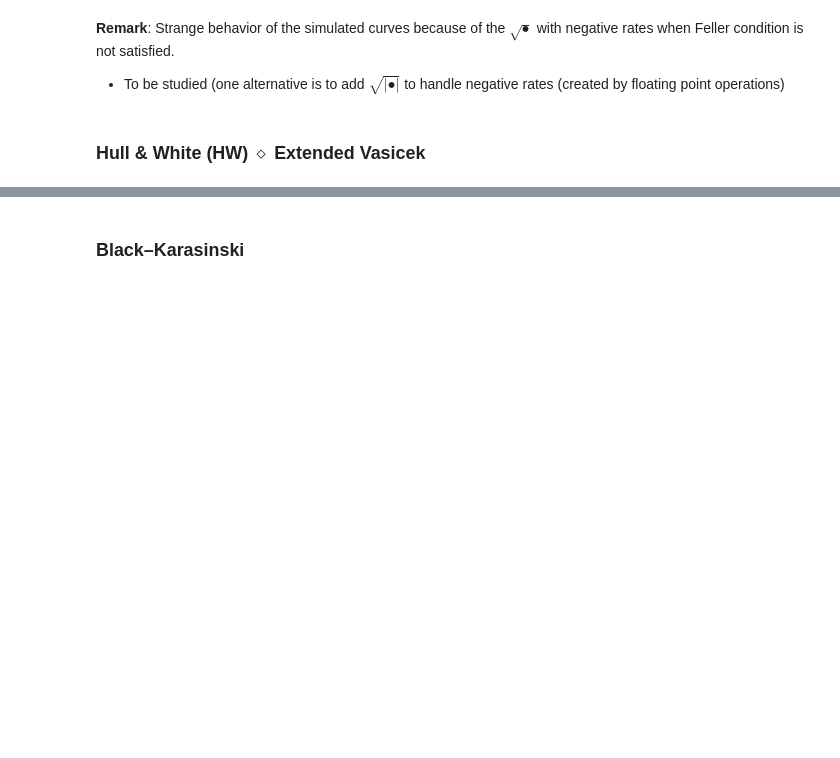
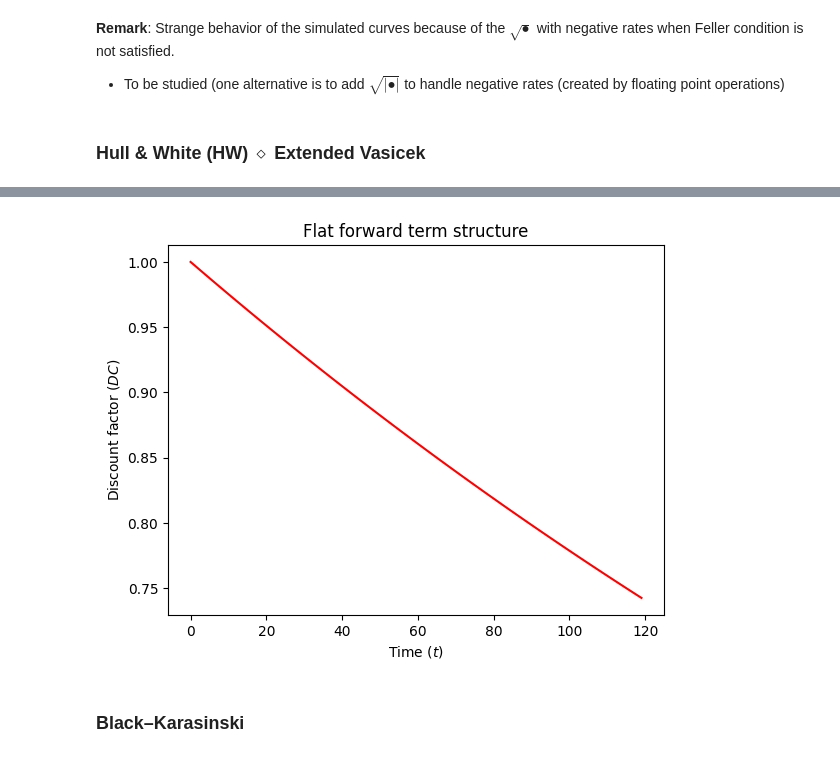
Before and after one commit to lcsrodriguez/CuttingEdge-Milliman, a Jupyter notebook: main.ipynb, the cells around one changed output, grey strips where cells are left out. Cells and saved outputs as stored; diff of their text form; code cells hidden in the pictures; blank space fills up the shorter version.

Commit message:
Adding in-depth expertise on QuantLib handler for Flat Forward curve in order to parametrize m : [0, T] -> R

```diff
--- a/main.ipynb
+++ b/main.ipynb
@@ -391,0 +421,20 @@ class HullWhiteModel:
+# %%
+# Setting up a random evaluation Date
+today_date = ql.Date(31,1,2013)
+ql.Settings.instance().setEvaluationDate(today_date)
+
+# Setting up the yield termstructure
+forward_rate = 5e-3
+rate = ql.SimpleQuote(forward_rate)
+rate_handle = ql.QuoteHandle(rate)
+
+# Setting up the day count convention to Actual/365
+day_count = ql.Actual365Fixed()
+# day_count = ql.Thirty360(ql.Thirty360.BondBasis)
+
+# Creating the discount curve with its own handler
+discount_curve = ql.FlatForward(today_date, rate_handle, day_count)
+discount_curve.enableExtrapolation()
+
+# Creating the handler
+handler_YTS = ql.YieldTermStructureHandle(disc_curve)
@@ -391,0 +448,6 @@ class HullWhiteModel:
+# %%
+discount = np.vectorize(handler_YTS.discount)
+time_horizon = np.arange(0, 10, 1/12)
+# %%
+d = discount(time_horizon)
+d
@@ -392,3 +472,9 @@ class HullWhiteModel:
+# %%
+_ = pd.Series(d).plot(color="red")
+_ = plt.title("Flat forward term structure")
+_, _ = plt.xlabel("Time ($t$)"), plt.ylabel("Discount factor ($DC$)")
+# %% [output]
+[figure, added]
 # %% [markdown]
 ### Black–Karasinski
 # %%
```
Also changed, not shown: parts of 5 cells of this notebook.
